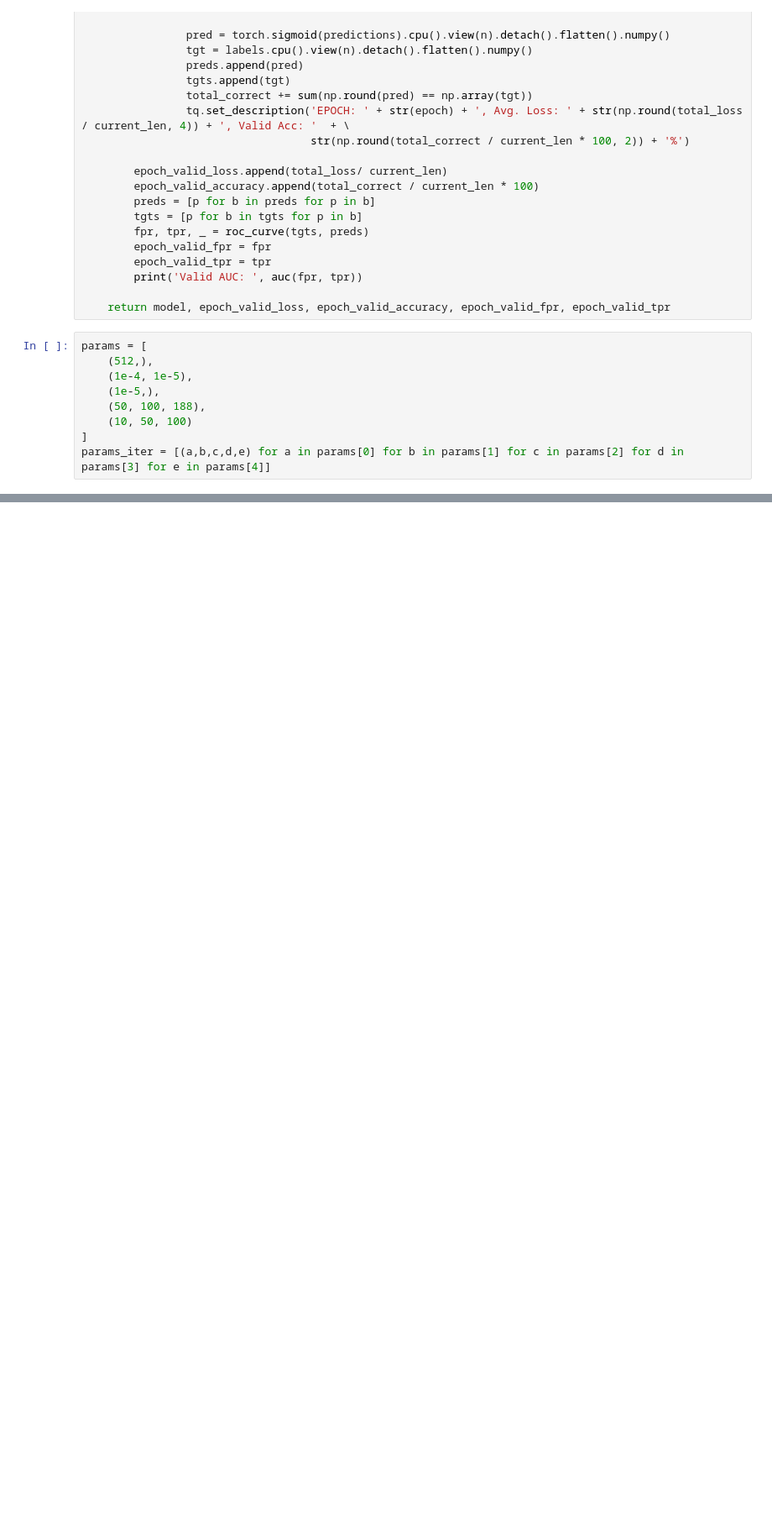
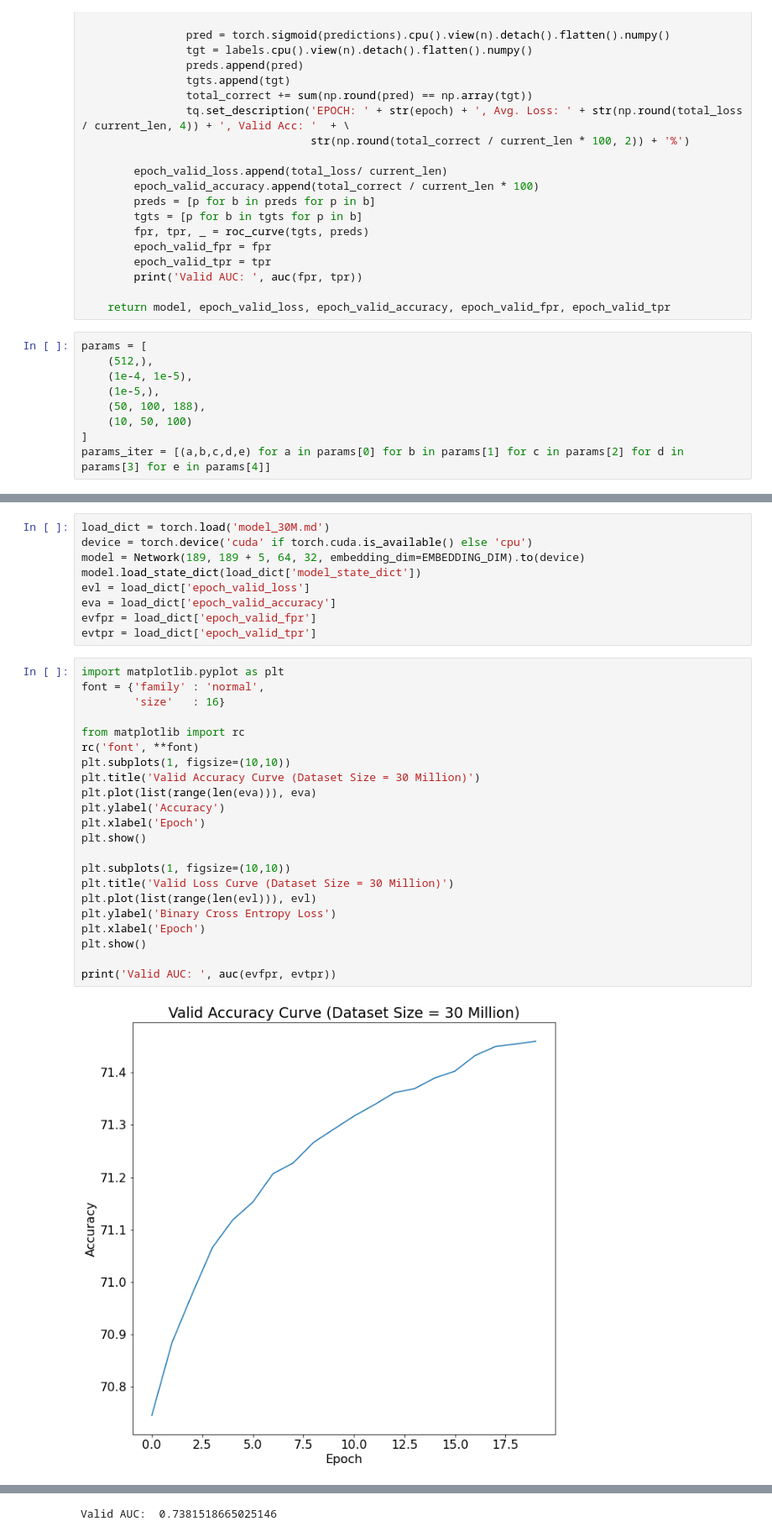
Before and after one commit to dscrawford/CS6364Project, a Jupyter notebook: project.ipynb, the cells around one changed output, grey strips where cells are left out. Shown at 84% size. Saved outputs shown, nothing was run; the diff lists cells and outputs as text; blank space fills up the shorter version.

Commit message:
Final model iteration

```diff
--- a/project.ipynb
+++ b/project.ipynb
@@ -500,0 +494,33 @@ Best model is  0 ,  batch_size=512,lr=0.0001,tags_len=50,embedding_dim=10
+# %%
+load_dict = torch.load('model_30M.md')
+device = torch.device('cuda' if torch.cuda.is_available() else 'cpu')
+model = Network(189, 189 + 5, 64, 32, embedding_dim=EMBEDDING_DIM).to(device)
+model.load_state_dict(load_dict['model_state_dict'])
+evl = load_dict['epoch_valid_loss']
+eva = load_dict['epoch_valid_accuracy']
+evfpr = load_dict['epoch_valid_fpr']
+evtpr = load_dict['epoch_valid_tpr']
+# %%
+import matplotlib.pyplot as plt
+font = {'family' : 'normal',
+        'size'   : 16}
+
+from matplotlib import rc
+rc('font', **font)
+plt.subplots(1, figsize=(10,10))
+plt.title('Valid Accuracy Curve (Dataset Size = 30 Million)')
+plt.plot(list(range(len(eva))), eva)
+plt.ylabel('Accuracy')
+plt.xlabel('Epoch')
+plt.show()
+
+plt.subplots(1, figsize=(10,10))
+plt.title('Valid Loss Curve (Dataset Size = 30 Million)')
+plt.plot(list(range(len(evl))), evl)
+plt.ylabel('Binary Cross Entropy Loss')
+plt.xlabel('Epoch')
+plt.show()
+
+print('Valid AUC: ', auc(evfpr, evtpr))
+# %% [output]
+[figure, added]
@@ -500,0 +528 @@ Best model is  0 ,  batch_size=512,lr=0.0001,tags_len=50,embedding_dim=10
+Valid AUC:  0.7381518665025146
```
Also changed, not shown: parts of 12 cells of this notebook, 1 other file.
